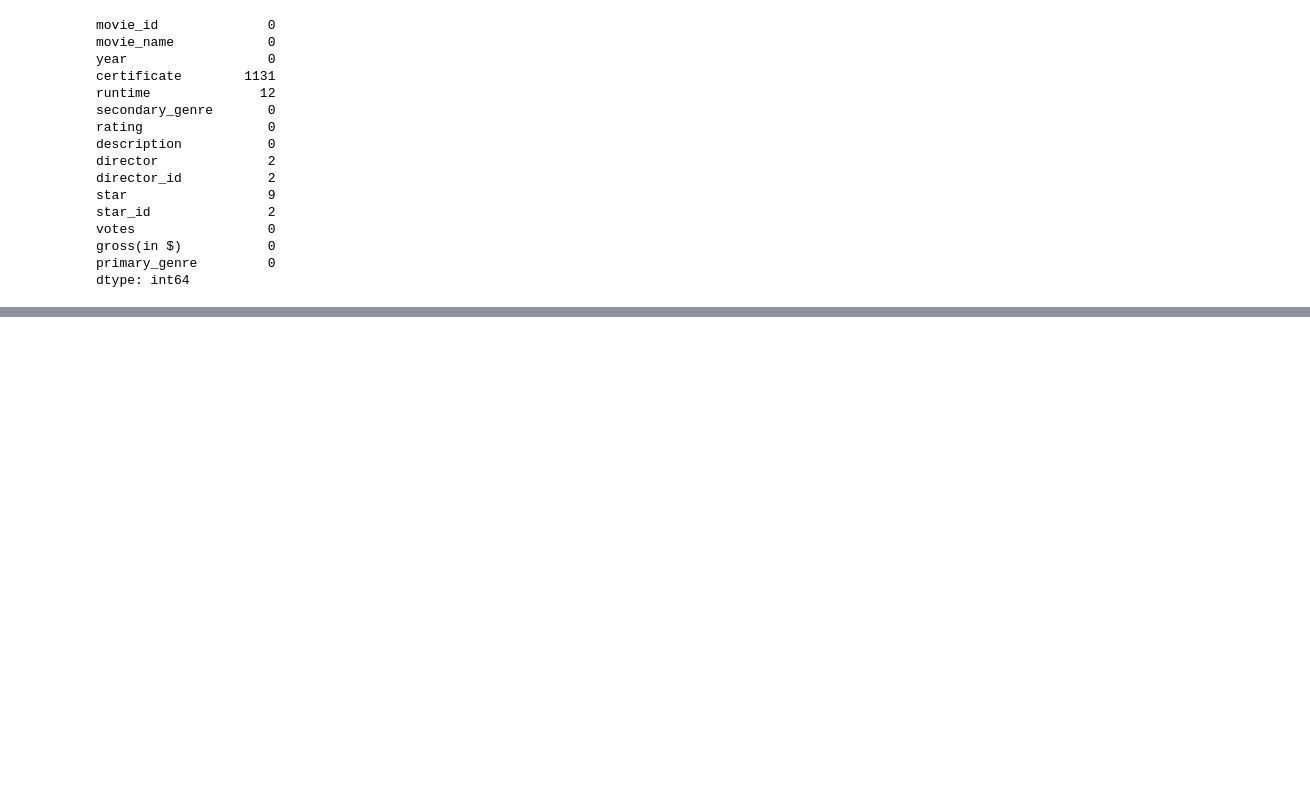
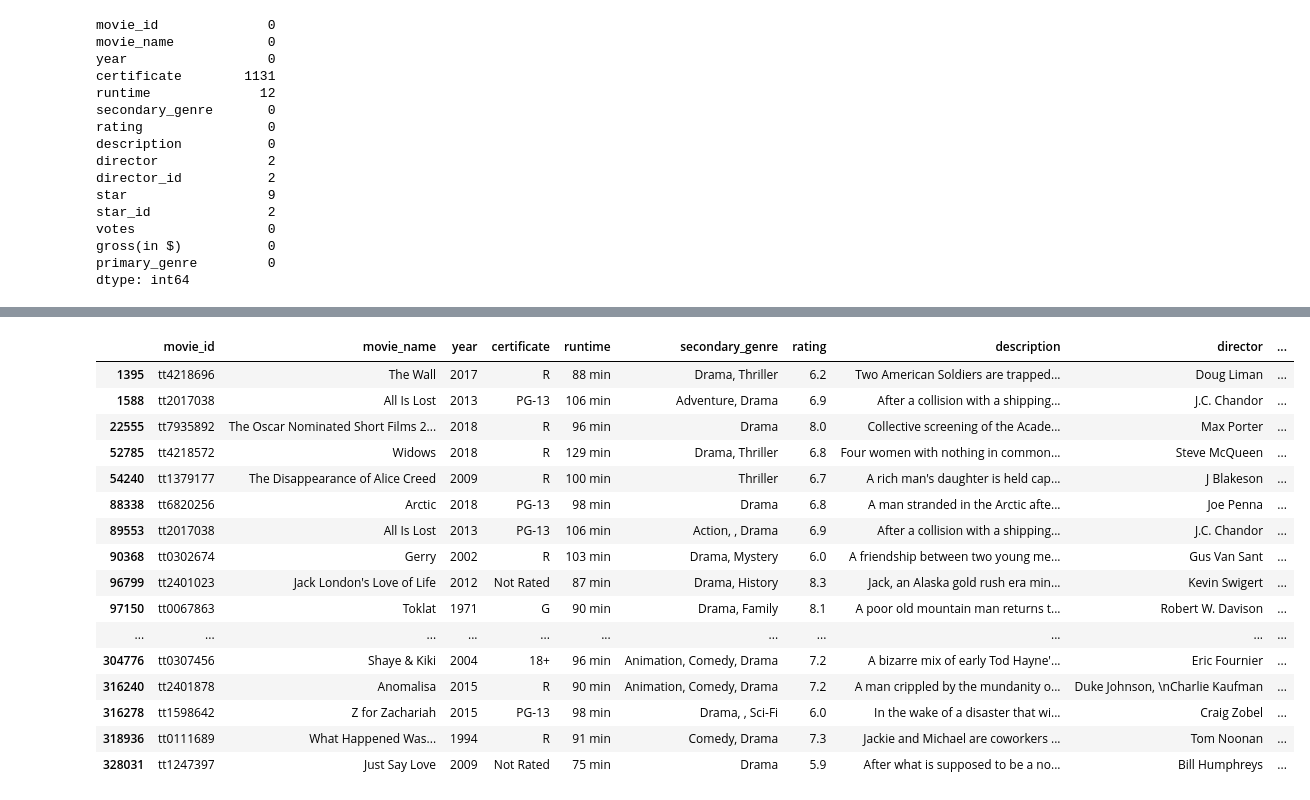
Before and after one commit to math19ab/BDP_BI, a Jupyter notebook: BDP_BI.ipynb, the cells around one changed output, grey strips where cells are left out. Drawn from its saved outputs; the diff is of its cells as text; code cells hidden in the pictures; blank space fills up the shorter version.

```diff
--- a/BDP_BI.ipynb
+++ b/BDP_BI.ipynb
@@ -190,0 +261,21 @@ dtype: int64
+# %%
+#print the full list of movies with "actor_count" of 1, 2 and 3:
+df.loc[df['actor_count'].isin([1, 2, 3])]
+# %% [output]
+|  | movie_id | movie_name | year | certificate | runtime | secondary_genre | rating | description | director | ... |
+| 1395 | tt4218696 | The Wall | 2017 | R | 88 min | Drama, Thriller | 6.2 | Two American Soldiers are trapped... | Doug Liman | ... |
+| 1588 | tt2017038 | All Is Lost | 2013 | PG-13 | 106 min | Adventure, Drama | 6.9 | After a collision with a shipping... | J.C. Chandor | ... |
+| 22555 | tt7935892 | The Oscar Nominated Short Films 2... | 2018 | R | 96 min | Drama | 8.0 | Collective screening of the Acade... | Max Porter | ... |
+| 52785 | tt4218572 | Widows | 2018 | R | 129 min | Drama, Thriller | 6.8 | Four women with nothing in common... | Steve McQueen | ... |
+| 54240 | tt1379177 | The Disappearance of Alice Creed | 2009 | R | 100 min | Thriller | 6.7 | A rich man's daughter is held cap... | J Blakeson | ... |
+| 88338 | tt6820256 | Arctic | 2018 | PG-13 | 98 min | Drama | 6.8 | A man stranded in the Arctic afte... | Joe Penna | ... |
+| 89553 | tt2017038 | All Is Lost | 2013 | PG-13 | 106 min | Action, , Drama | 6.9 | After a collision with a shipping... | J.C. Chandor | ... |
+| 90368 | tt0302674 | Gerry | 2002 | R | 103 min | Drama, Mystery | 6.0 | A friendship between two young me... | Gus Van Sant | ... |
+| 96799 | tt2401023 | Jack London's Love of Life | 2012 | Not Rated | 87 min | Drama, History | 8.3 | Jack, an Alaska gold rush era min... | Kevin Swigert | ... |
+| 97150 | tt0067863 | Toklat | 1971 | G | 90 min | Drama, Family | 8.1 | A poor old mountain man returns t... | Robert W. Davison | ... |
+| ... | ... | ... | ... | ... | ... | ... | ... | ... | ... | ... |
+| 304776 | tt0307456 | Shaye & Kiki | 2004 | 18+ | 96 min | Animation, Comedy, Drama | 7.2 | A bizarre mix of early Tod Hayne'... | Eric Fournier | ... |
+| 316240 | tt2401878 | Anomalisa | 2015 | R | 90 min | Animation, Comedy, Drama | 7.2 | A man crippled by the mundanity o... | Duke Johnson, \nCharlie Kaufman | ... |
+| 316278 | tt1598642 | Z for Zachariah | 2015 | PG-13 | 98 min | Drama, , Sci-Fi | 6.0 | In the wake of a disaster that wi... | Craig Zobel | ... |
+| 318936 | tt0111689 | What Happened Was... | 1994 | R | 91 min | Comedy, Drama | 7.3 | Jackie and Michael are coworkers ... | Tom Noonan | ... |
+| 328031 | tt1247397 | Just Say Love | 2009 | Not Rated | 75 min | Drama | 5.9 | After what is supposed to be a no... | Bill Humphreys | ... |
```
Also changed, not shown: parts of 14 cells of this notebook.
